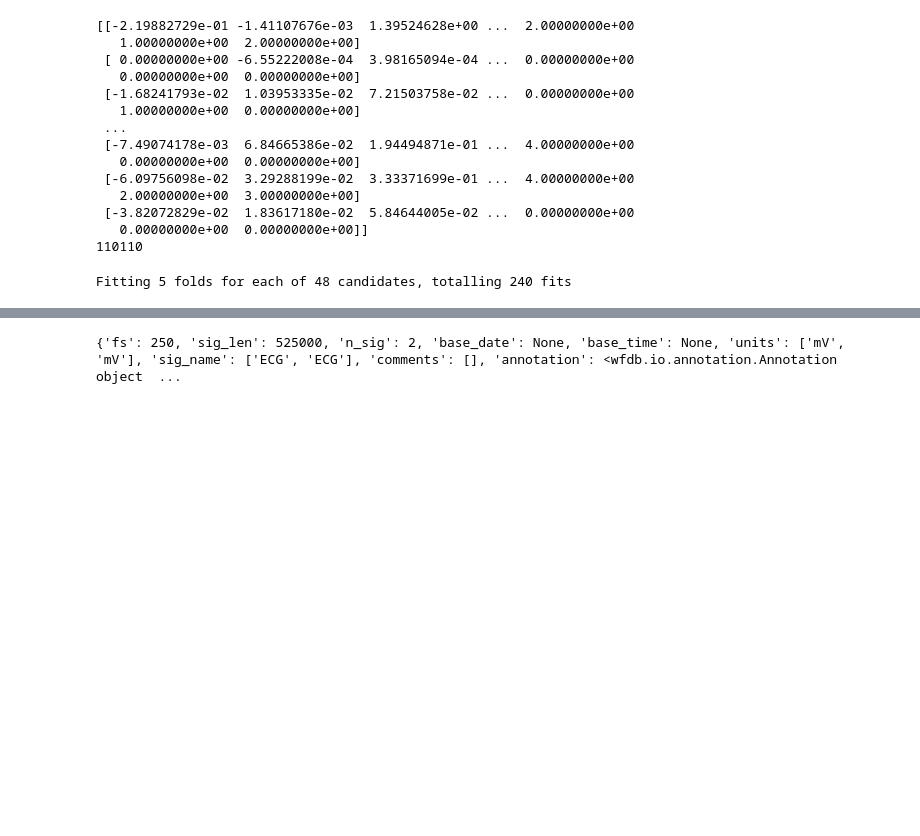
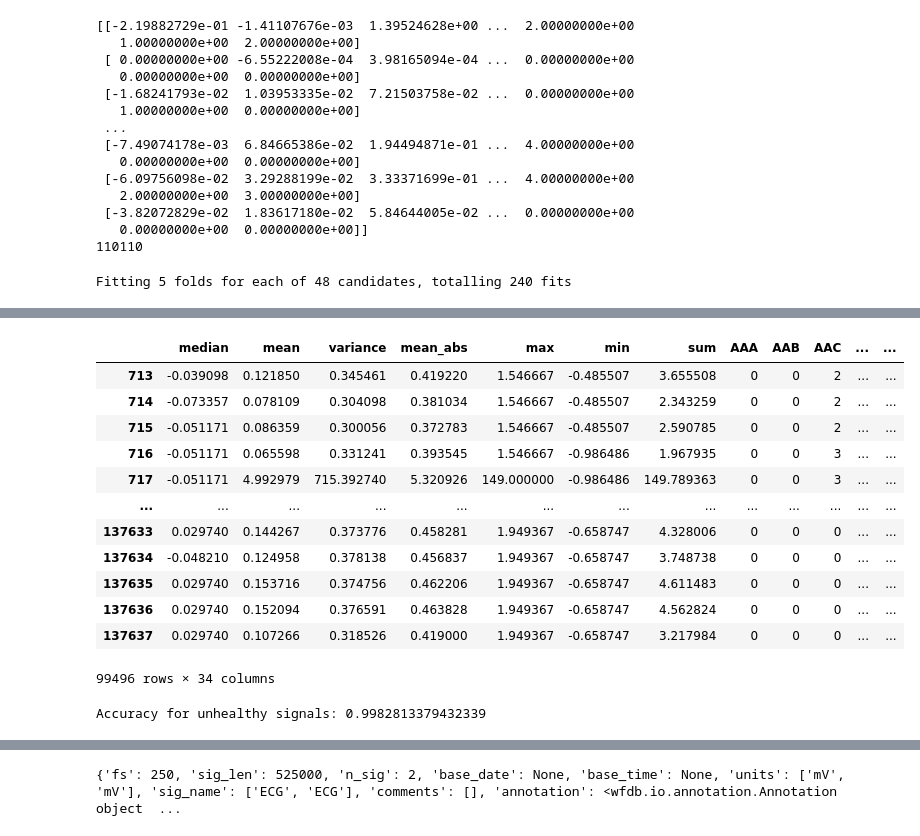
Before and after one commit to tutugarin/Storing-Analyzing-ECG, a Jupyter notebook: junk/yaroslav/XGBClassifier_Malignant_Ventricular_Ectopy.ipynb, the cells around one changed output, grey strips where cells are left out. Drawn from its saved outputs; the diff is of its cells as text; code cells hidden in the pictures; blank space fills up the shorter version.

Commit message:
add trained & pickled model, add testing scorings

```diff
--- a/junk/yaroslav/XGBClassifier_Malignant_Ventricular_Ectopy.ipynb
+++ b/junk/yaroslav/XGBClassifier_Malignant_Ventricular_Ectopy.ipynb
@@ -99,0 +152,23 @@ with open(model_filename, 'wb') as bin_file:
+# %%
+# Effectiveness on unhealthy signals only
+unhealthy_X = X.drop(y.drop(y[y[0] == True].index).index)
+unhealthy_X
+# %% [output]
+|  | median | mean | variance | mean_abs | max | min | sum | AAA | AAB | AAC | ... | ... |
+| 713 | -0.039098 | 0.121850 | 0.345461 | 0.419220 | 1.546667 | -0.485507 | 3.655508 | 0 | 0 | 2 | ... | ... |
+| 714 | -0.073357 | 0.078109 | 0.304098 | 0.381034 | 1.546667 | -0.485507 | 2.343259 | 0 | 0 | 2 | ... | ... |
+| 715 | -0.051171 | 0.086359 | 0.300056 | 0.372783 | 1.546667 | -0.485507 | 2.590785 | 0 | 0 | 2 | ... | ... |
+| 716 | -0.051171 | 0.065598 | 0.331241 | 0.393545 | 1.546667 | -0.986486 | 1.967935 | 0 | 0 | 3 | ... | ... |
+| 717 | -0.051171 | 4.992979 | 715.392740 | 5.320926 | 149.000000 | -0.986486 | 149.789363 | 0 | 0 | 3 | ... | ... |
+| ... | ... | ... | ... | ... | ... | ... | ... | ... | ... | ... | ... | ... |
+| 137633 | 0.029740 | 0.144267 | 0.373776 | 0.458281 | 1.949367 | -0.658747 | 4.328006 | 0 | 0 | 0 | ... | ... |
+| 137634 | -0.048210 | 0.124958 | 0.378138 | 0.456837 | 1.949367 | -0.658747 | 3.748738 | 0 | 0 | 0 | ... | ... |
+| 137635 | 0.029740 | 0.153716 | 0.374756 | 0.462206 | 1.949367 | -0.658747 | 4.611483 | 0 | 0 | 0 | ... | ... |
+| 137636 | 0.029740 | 0.152094 | 0.376591 | 0.463828 | 1.949367 | -0.658747 | 4.562824 | 0 | 0 | 0 | ... | ... |
+| 137637 | 0.029740 | 0.107266 | 0.318526 | 0.419000 | 1.949367 | -0.658747 | 3.217984 | 0 | 0 | 0 | ... | ... |
+99496 rows × 34 columns
+# %%
+print("Accuracy for unhealthy signals:",
+      len([row for row in xgb_clsf_model.predict(unhealthy_X) if row == True]) / len(unhealthy_X))
+# %% [output]
+Accuracy for unhealthy signals: 0.9982813379432339
```
Also changed, not shown: parts of 8 cells of this notebook, 1 other file.
